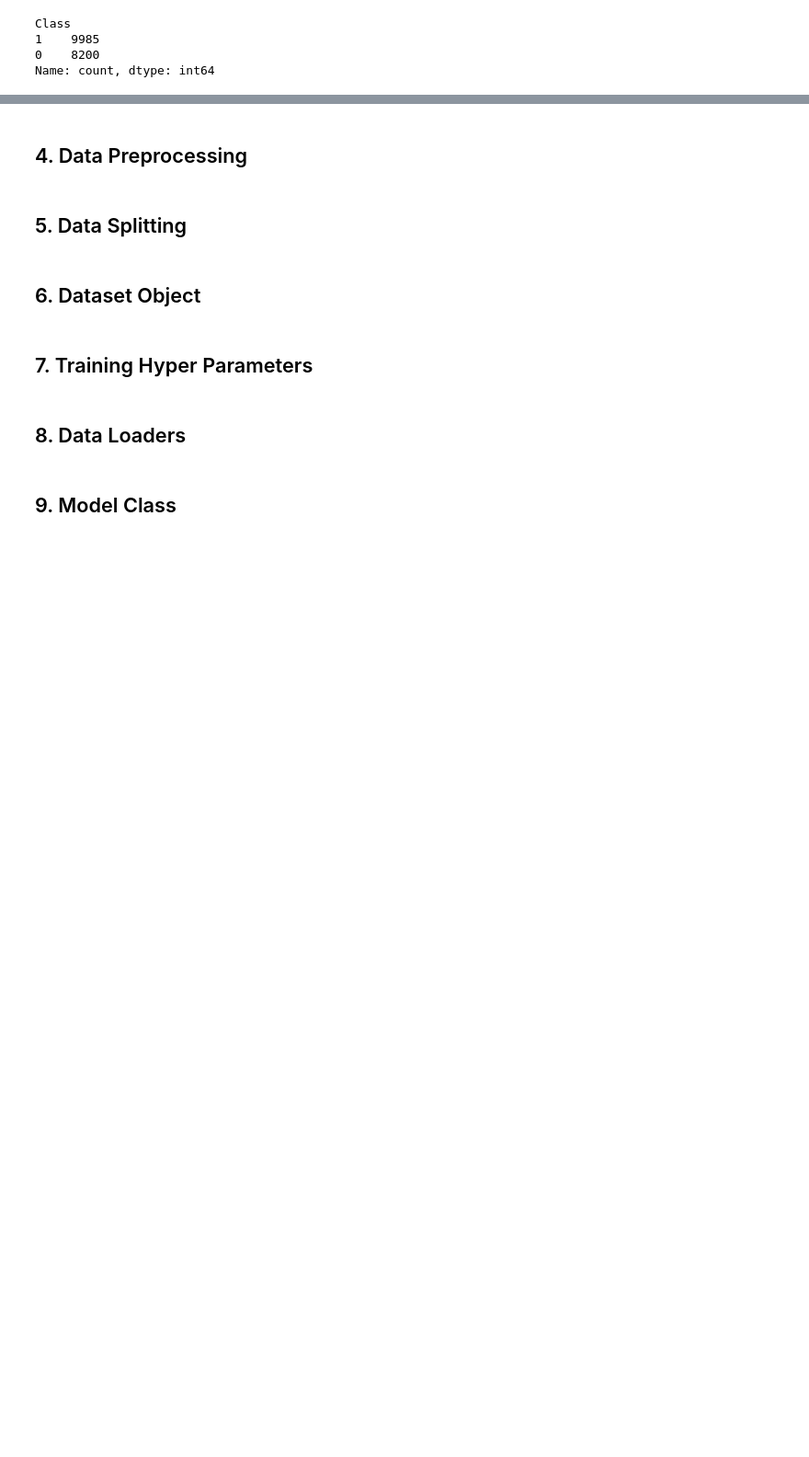
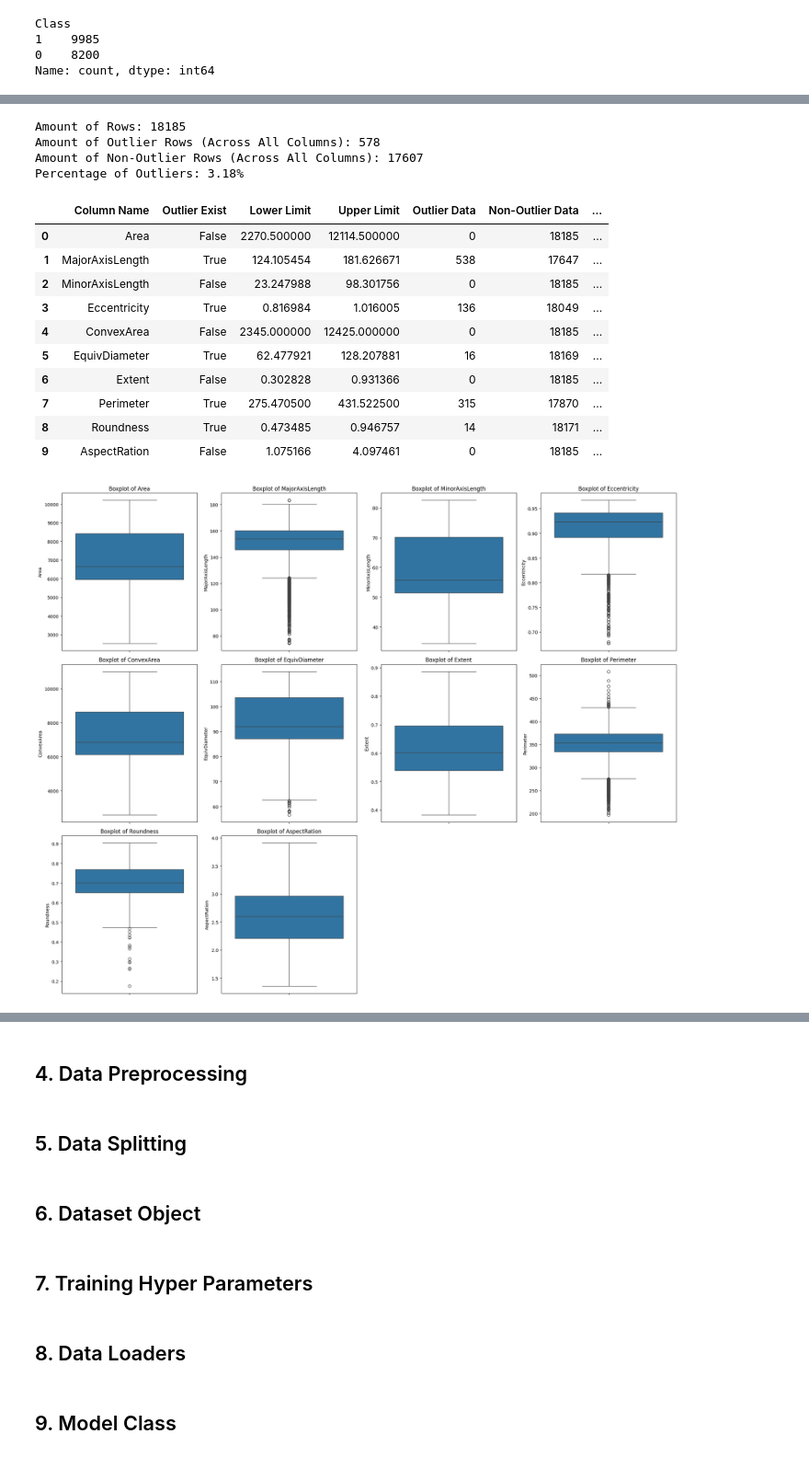
Before and after one commit to mcikalmerdeka/pytorch-learning, a Jupyter notebook: rice_type_classification/main.ipynb, the cells around one changed output, grey strips where cells are left out. Shown: that part at 92% size. Drawn from its saved outputs; the diff is of its cells as text; code cells hidden in the pictures; blank space fills up the shorter version.

Commit message:
Update path handling for project root, and implement outlier handling with feature scaling

```diff
--- a/rice_type_classification/main.ipynb
+++ b/rice_type_classification/main.ipynb
@@ -110,3 +113,30 @@ display(numerical_summary)
 | 7 | Perimeter | 18185.0 | 351.606949 | 29.500620 | 197.015000 | 333.990000 | 353.088000 | 373.003000 | ... |
 | 8 | Roundness | 18185.0 | 0.707998 | 0.067310 | 0.174590 | 0.650962 | 0.701941 | 0.769280 | ... |
 | 9 | AspectRation | 18185.0 | 2.599081 | 0.434836 | 1.358128 | 2.208527 | 2.602966 | 2.964101 | ... |
+# %%
+# Checking the outlier of the dataset
+from utils import plot_dynamic_boxplots_violinplots, filter_outliers
+
+# Check the outliers with IQR
+summary = filter_outliers(df, columns=nums_cols, detect_only=True)
+display(summary)
+
+# Visualize the outliers
+plot_dynamic_boxplots_violinplots(df, nums_cols, plot_type="boxplot", ncols=4, orientation="v", figsize=(20, 16))
+# %% [output]
+Amount of Rows: 18185
+Amount of Outlier Rows (Across All Columns): 578
+Amount of Non-Outlier Rows (Across All Columns): 17607
+Percentage of Outliers: 3.18%
+|  | Column Name | Outlier Exist | Lower Limit | Upper Limit | Outlier Data | Non-Outlier Data | ... |
+| 0 | Area | False | 2270.500000 | 12114.500000 | 0 | 18185 | ... |
+| 1 | MajorAxisLength | True | 124.105454 | 181.626671 | 538 | 17647 | ... |
+| 2 | MinorAxisLength | False | 23.247988 | 98.301756 | 0 | 18185 | ... |
+| 3 | Eccentricity | True | 0.816984 | 1.016005 | 136 | 18049 | ... |
+| 4 | ConvexArea | False | 2345.000000 | 12425.000000 | 0 | 18185 | ... |
+| 5 | EquivDiameter | True | 62.477921 | 128.207881 | 16 | 18169 | ... |
+| 6 | Extent | False | 0.302828 | 0.931366 | 0 | 18185 | ... |
+| 7 | Perimeter | True | 275.470500 | 431.522500 | 315 | 17870 | ... |
+| 8 | Roundness | True | 0.473485 | 0.946757 | 14 | 18171 | ... |
+| 9 | AspectRation | False | 1.075166 | 4.097461 | 0 | 18185 | ... |
+[figure, added]
```
Also changed, not shown: parts of 5 cells of this notebook.
